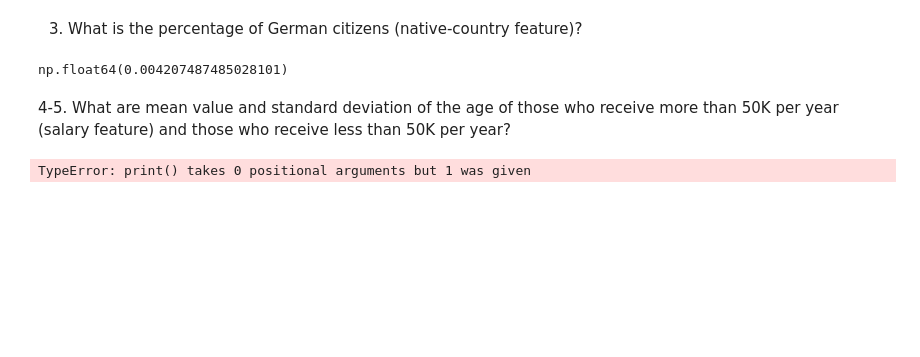
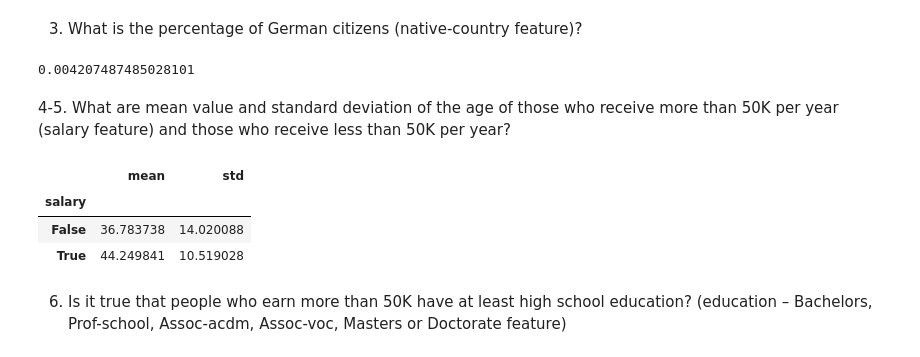
Before and after one commit to YogiramV/MLCourse.ai, a Jupyter notebook: EDA/adult_eda.ipynb, the cells around one changed output. Cells and saved outputs as stored; diff of their text form; code cells hidden in the pictures; blank space fills up the shorter version.

```diff
--- a/EDA/adult_eda.ipynb
+++ b/EDA/adult_eda.ipynb
@@ -29,15 +30,17 @@ np.float64(36.85823043357163)
 # %% [markdown]
 3. What is the percentage of German citizens (native-country feature)?
-# %%
-data['native-country'][data['native-country'] == 'Germany'].count()/ data['native-country'].count()
-# %% [output]
-np.float64(0.004207487485028101)
+# %%
+float((data["native-country"] == "Germany").sum()) / data.shape[0]
+# %% [output]
+0.004207487485028101
 # %% [markdown]
- 4-5. What are mean value and standard deviation of the age of those who receive more than 50K per year (salary feature) and those who receive less than 50K per year?
+4-5. What are mean value and standard deviation of the age of those who receive more than 50K per year (salary feature) and those who receive less than 50K per year?
-# %%
-def print_s(df):
-    print(df.mean())
-    print(df.std())
-print_s(data['age'][data['salary'] == "<=50K"])
-# %% [output]
-TypeError: print() takes 0 positional arguments but 1 was given
+# %%
+data.groupby(data['salary']=='>50K')['age'].agg(['mean','std'])
+# %% [output]
+|  | mean | std |
+| salary |  |  |
+| False | 36.783738 | 14.020088 |
+| True | 44.249841 | 10.519028 |
+# %% [markdown]
+6. Is it true that people who earn more than 50K have at least high school education? (education – Bachelors, Prof-school, Assoc-acdm, Assoc-voc, Masters or Doctorate feature)
```
Also changed, not shown: parts of 13 cells of this notebook.
